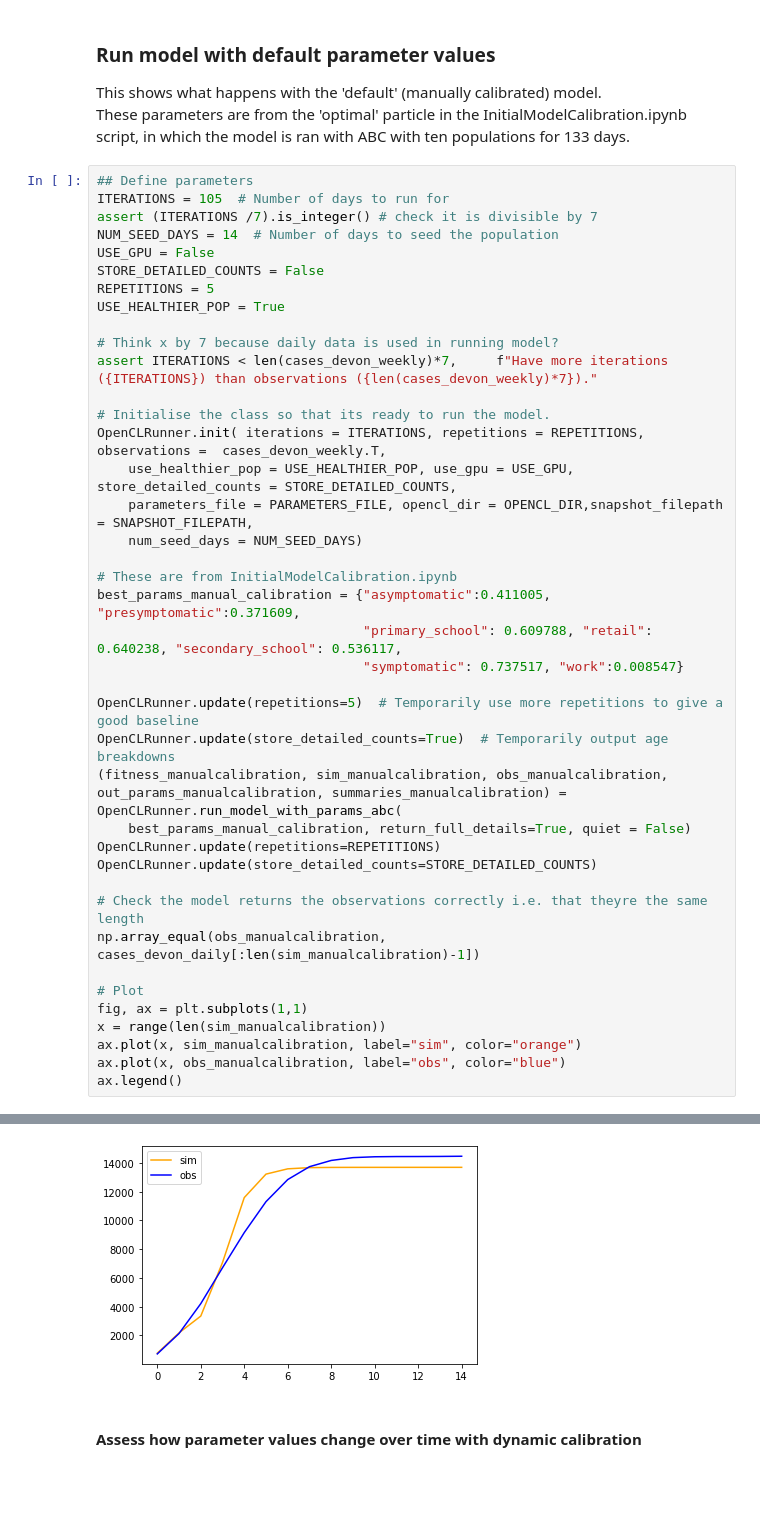
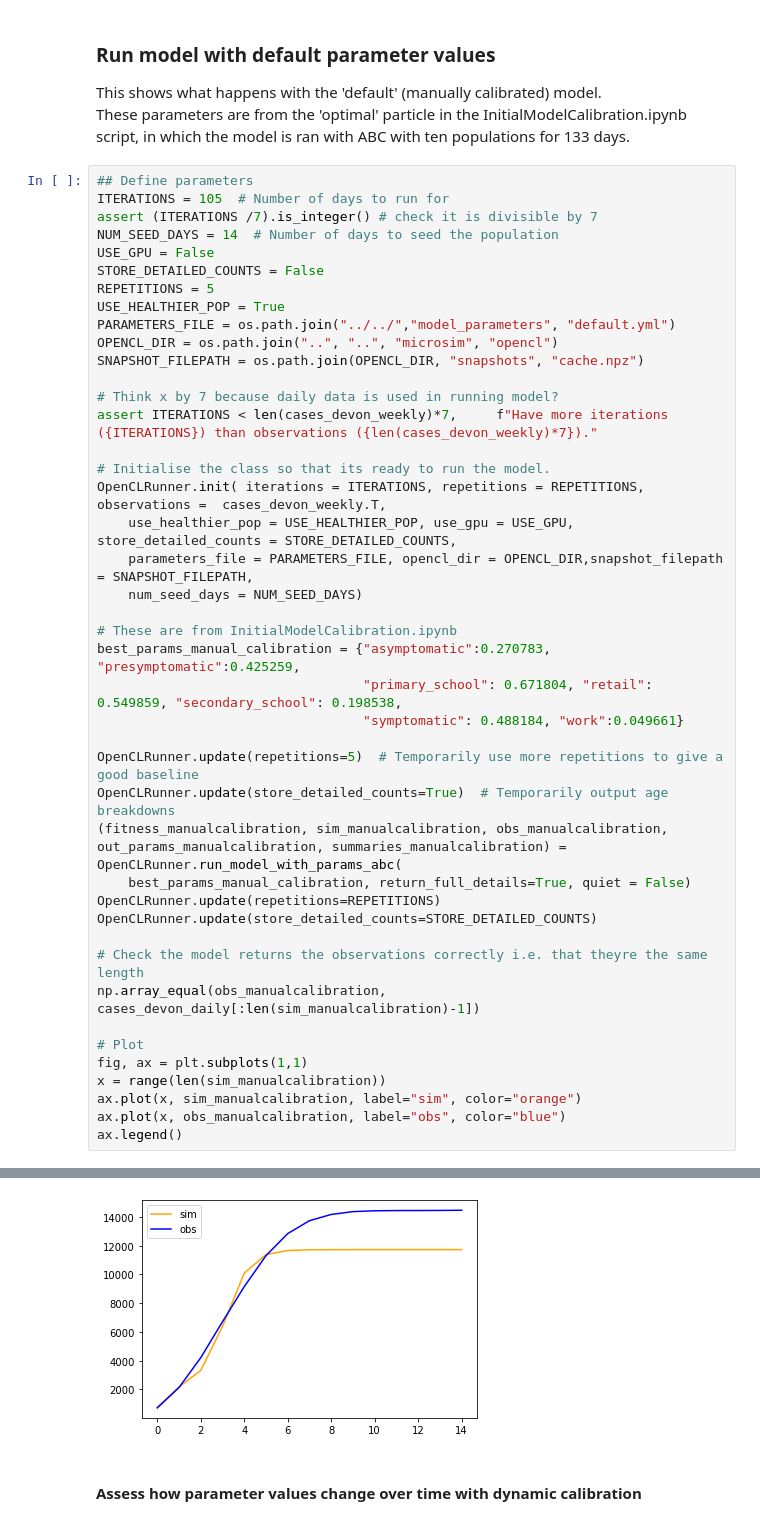
Before and after one commit to Urban-Analytics/RAMP-UA, a Jupyter notebook: experiments/calibration/AnalyseResults.ipynb, the cells around one changed output, grey strips where cells are left out. Cells and saved outputs as stored; diff of their text form; blank space fills up the shorter version.

```diff
--- a/experiments/calibration/AnalyseResults.ipynb
+++ b/experiments/calibration/AnalyseResults.ipynb
@@ -80,40 +80,43 @@ USE_GPU = False
 STORE_DETAILED_COUNTS = False
 REPETITIONS = 5
 USE_HEALTHIER_POP = True
+PARAMETERS_FILE = os.path.join("../../","model_parameters", "default.yml")
+OPENCL_DIR = os.path.join("..", "..", "microsim", "opencl")
+SNAPSHOT_FILEPATH = os.path.join(OPENCL_DIR, "snapshots", "cache.npz")
 
 # Think x by 7 because daily data is used in running model?
 assert ITERATIONS < len(cases_devon_weekly)*7,     f"Have more iterations ({ITERATIONS}) than observations ({len(cases_devon_weekly)*7})."
 
 # Initialise the class so that its ready to run the model.
 OpenCLRunner.init( iterations = ITERATIONS, repetitions = REPETITIONS, observations =  cases_devon_weekly.T,
     use_healthier_pop = USE_HEALTHIER_POP, use_gpu = USE_GPU, store_detailed_counts = STORE_DETAILED_COUNTS,
     parameters_file = PARAMETERS_FILE, opencl_dir = OPENCL_DIR,snapshot_filepath = SNAPSHOT_FILEPATH,
     num_seed_days = NUM_SEED_DAYS)
 
 # These are from InitialModelCalibration.ipynb
-best_params_manual_calibration = {"asymptomatic":0.411005, "presymptomatic":0.371609,
-                                  "primary_school": 0.609788, "retail": 0.640238, "secondary_school": 0.536117,
-                                  "symptomatic": 0.737517, "work":0.008547}
+best_params_manual_calibration = {"asymptomatic":0.270783, "presymptomatic":0.425259,
+                                  "primary_school": 0.671804, "retail": 0.549859, "secondary_school": 0.198538,
+                                  "symptomatic": 0.488184, "work":0.049661}
 
 OpenCLRunner.update(repetitions=5)  # Temporarily use more repetitions to give a good baseline
 OpenCLRunner.update(store_detailed_counts=True)  # Temporarily output age breakdowns
 (fitness_manualcalibration, sim_manualcalibration, obs_manualcalibration, out_params_manualcalibration, summaries_manualcalibration) = OpenCLRunner.run_model_with_params_abc(
     best_params_manual_calibration, return_full_details=True, quiet = False)
 OpenCLRunner.update(repetitions=REPETITIONS)
 OpenCLRunner.update(store_detailed_counts=STORE_DETAILED_COUNTS)
 
 # Check the model returns the observations correctly i.e. that theyre the same length
 np.array_equal(obs_manualcalibration, cases_devon_daily[:len(sim_manualcalibration)-1])
 
 # Plot
 fig, ax = plt.subplots(1,1)
 x = range(len(sim_manualcalibration))
 ax.plot(x, sim_manualcalibration, label="sim", color="orange")
 ax.plot(x, obs_manualcalibration, label="obs", color="blue")
 ax.legend()
 # %% [output]
 <matplotlib.legend.Legend at 0x...>
-[figure, old version]
+[figure, new version]
 # %% [markdown]
 #### Assess how parameter values change over time with dynamic calibration
 # %%
```
Also changed, not shown: parts of 5 cells of this notebook, 3 other files.
